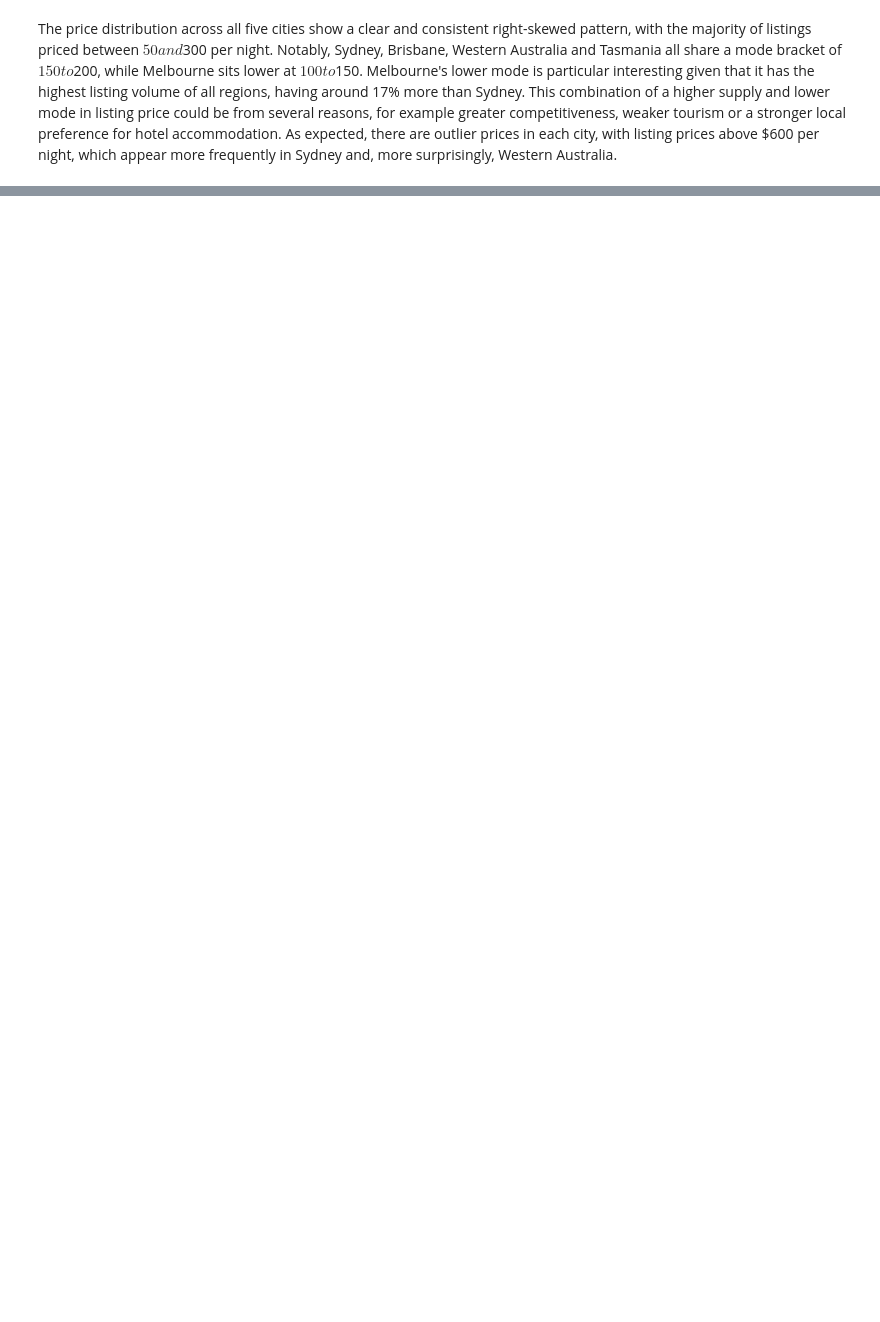
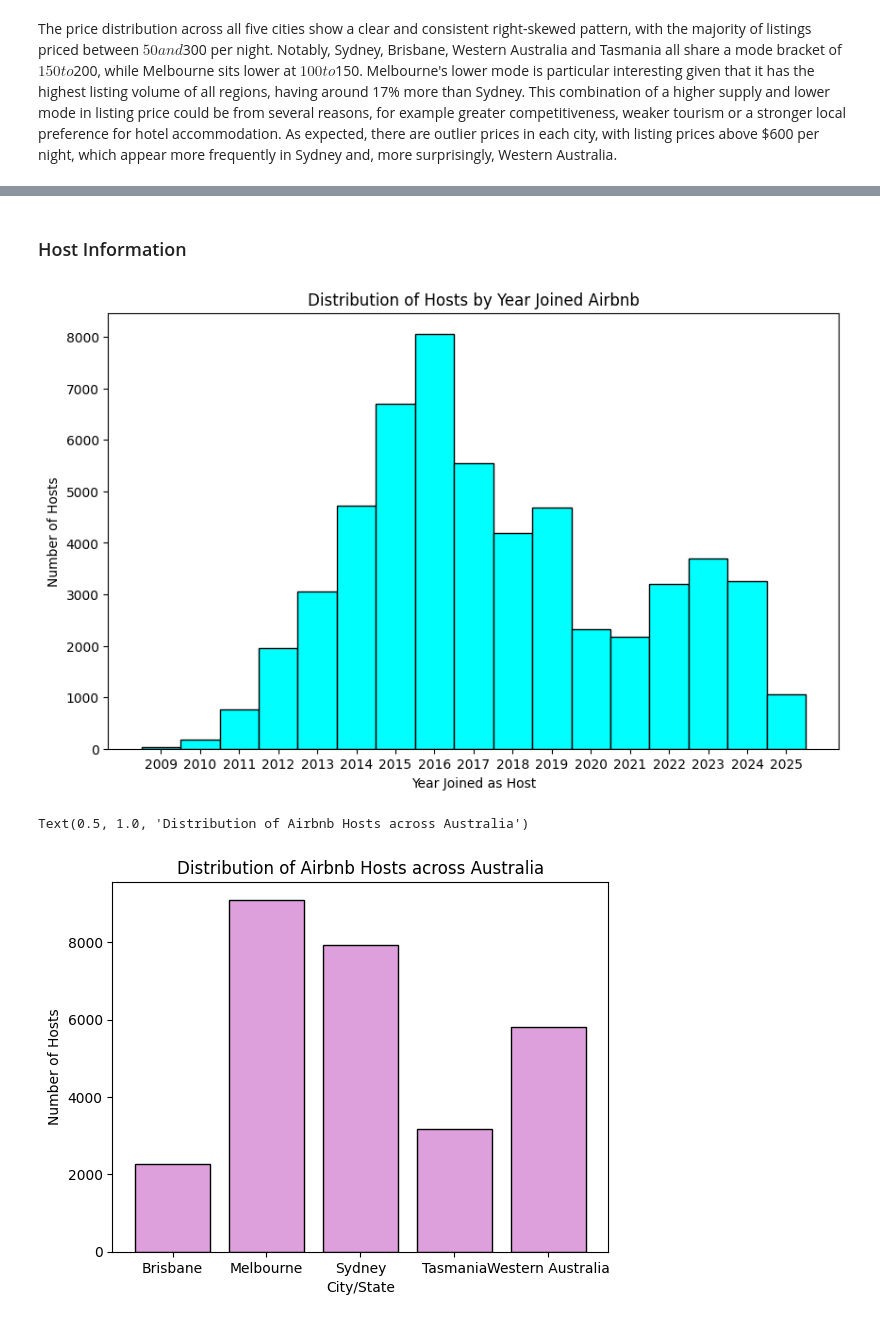
Before and after one commit to jxcksonli/airbnb-australia-price-analysis, a Jupyter notebook: airbnbn-analysis.ipynb, the cells around one changed output, grey strips where cells are left out. Drawn from its saved outputs; the diff is of its cells as text; code cells hidden in the pictures; blank space fills up the shorter version.

```diff
--- a/airbnbn-analysis.ipynb
+++ b/airbnbn-analysis.ipynb
@@ -66,0 +84,24 @@ The price distribution across all five cities show a clear and consistent right-
+# %% [markdown]
+### Host Information
+# %%
+combined['host_since'] = pd.to_datetime(combined['host_since'])
+combined['host_since_year'] = combined['host_since'].dt.year
+
+plt.figure(figsize=(10, 6))
+plt.hist(combined['host_since_year'], bins=range(int(combined['host_since_year'].min()), int(combined['host_since_year'].max()) + 2), edgecolor = 'black', align = 'left', color = 'aqua')
+plt.xlabel('Year Joined as Host')
+plt.ylabel('Number of Hosts')
+plt.title('Distribution of Hosts by Year Joined Airbnb')
+plt.xticks(range(int(combined['host_since_year'].min()), int(combined['host_since_year'].max()) + 1))
+plt.show()
+
+host_counts = combined.groupby('city')['host_id'].nunique()
+
+plt.bar(host_counts.index, host_counts.values, color = 'plum', edgecolor = 'black')
+plt.xlabel('City/State')
+plt.ylabel('Number of Hosts')
+plt.title('Distribution of Airbnb Hosts across Australia')
+# %% [output]
+[figure, added]
+Text(0.5, 1.0, 'Distribution of Airbnb Hosts across Australia')
+[figure, added]
```
Also changed, not shown: parts of 4 cells of this notebook.
